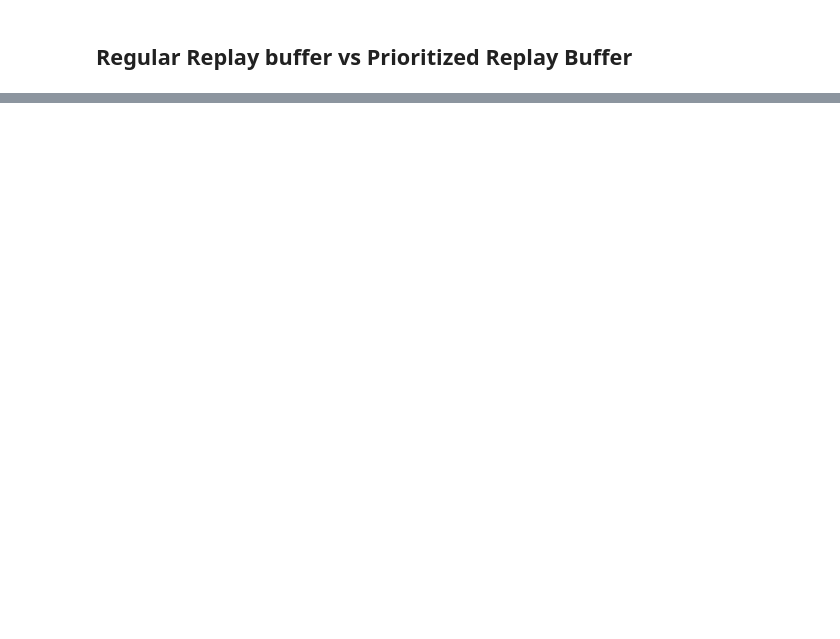
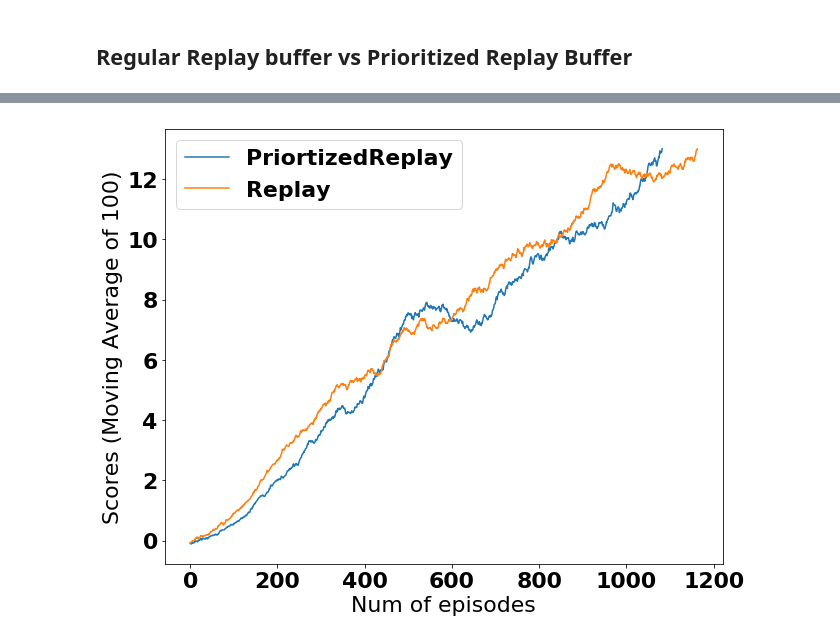
Before and after one commit to HoustonJ2013/Udacity_Nanodegree_RL, a Jupyter notebook: deep-reinforcement-learning/p1_navigation/notebook/Results_Analysis.ipynb, the cells around one changed output, grey strips where cells are left out. Cells and saved outputs as stored; diff of their text form; code cells hidden in the pictures; blank space fills up the shorter version.

```diff
--- a/deep-reinforcement-learning/p1_navigation/notebook/Results_Analysis.ipynb
+++ b/deep-reinforcement-learning/p1_navigation/notebook/Results_Analysis.ipynb
@@ -24,0 +27,16 @@ plt.legend()
+# %%
+## LunarLander
+scores_per_banana = np.load("../models/Banana_unity_episodes_1182_score_13.012019_05_19_17_50_40_banana_per_scores.npy")
+scores_banana = np.load("../models/Banana_unity_episodes_1263_score_13.02019_05_19_17_21_56_banana_reg_scores.npy")
+N = 100
+scores_per_ave = np.convolve(scores_per_banana, np.ones((N,))/N, mode='valid')
+scores_ave = np.convolve(scores_banana, np.ones((N,))/N, mode='valid')
+plt.figure(figsize=(10, 8))
+plt.plot(scores_per_ave, label="PriortizedReplay")
+plt.plot(scores_ave, label="Replay")
+plt.xlabel("Num of episodes")
+plt.ylabel("Scores (Moving Average of 100)")
+plt.legend()
+plt.savefig("../models/Banana_unity_scores.png")
+# %% [output]
+[figure, added]
```
Also changed, not shown: parts of 2 cells of this notebook, 21 other files.
